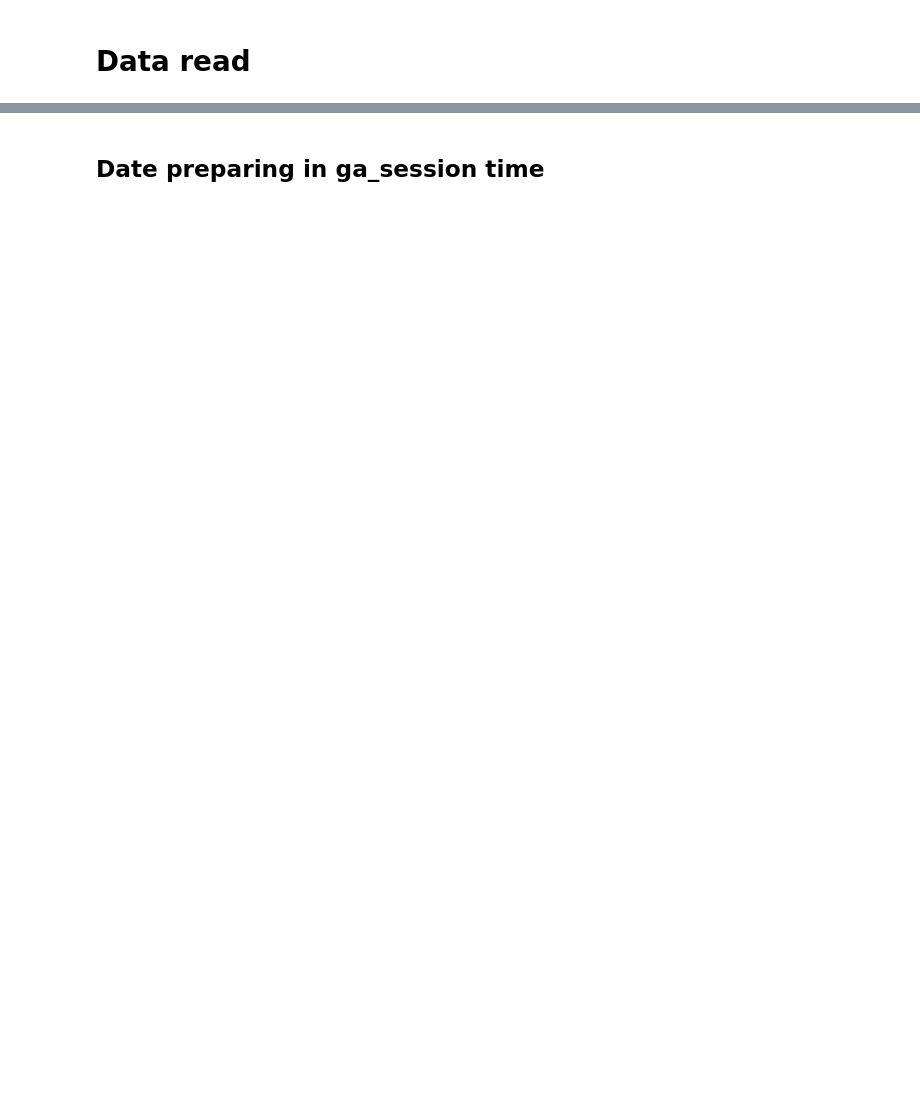
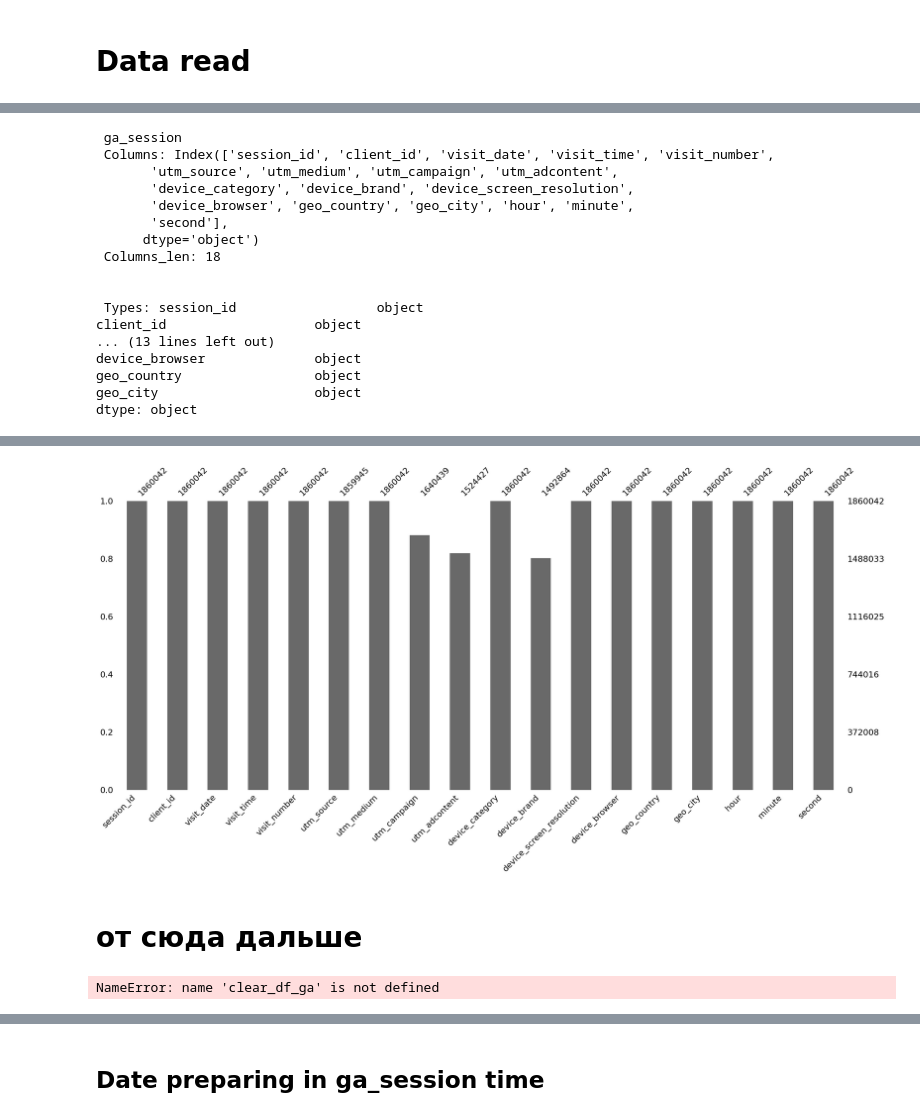
Before and after one commit to IlyaGasanPetrGY/Sber_project, a Jupyter notebook: analis_ga_session.ipynb, the cells around one changed output, grey strips where cells are left out. Cells and saved outputs as stored; diff of their text form; code cells hidden in the pictures; blank space fills up the shorter version.

```diff
--- a/analis_ga_session.ipynb
+++ b/analis_ga_session.ipynb
@@ -69,0 +80,13 @@ hist_df_duplicat_clear['hit_date'].isna().sum()
+# %%
+def info_null(df:pd.DataFrame) -> list:
+        columns_drop = []
+        for i in df.columns:
+            procent_null = df[i].isna().sum() / df.shape[0] * 100
+            print(f'{i} - {procent_null:.2f}')
+            if procent_null > 25:
+                  columns_drop.append(i)
+        return columns_drop
+
+ga_session_drop = info_null(ga_session_duplicate)
+print('/////////////////////////////')
+hist_drop = info_null(hist_df_duplicat)
@@ -69,0 +111,3 @@ hist_df_duplicat_clear['hit_date'].isna().sum()
+# %%
+clear_df_ga = ga_session_duplicate.drop(columns=ga_session_drop)
+clear_df_hist = hist_df.drop(columns=hist_drop)
@@ -69,0 +218,34 @@ hist_df_duplicat_clear['hit_date'].isna().sum()
+# %%
+clear_df_ga.visit_time = pd.to_datetime(clear_df_ga.visit_time)
+# %%
+clear_df_ga['hour'] = clear_df_ga.visit_time.apply(lambda x: x.hour)
+clear_df_ga['minute'] = clear_df_ga.visit_time.apply(lambda x: x.minute)
+clear_df_ga['second'] = clear_df_ga.visit_time.apply(lambda x: x.second)
+# %%
+def show_info_about_df(name:str, df:pd.DataFrame):
+    print(f' {name} \n Columns: {df.columns} \n Columns_len: {df.columns.__len__()}')
+    for i in range(2):
+        print()
+    msno.bar(df)
+    print(f' Types: {ga_session.dtypes} \n')
+
+show_info_about_df('ga_session', clear_df_ga)
+clear_df_ga.head()
+# %% [output]
+ ga_session
+ Columns: Index(['session_id', 'client_id', 'visit_date', 'visit_time', 'visit_number',
+       'utm_source', 'utm_medium', 'utm_campaign', 'utm_adcontent',
+       'device_category', 'device_brand', 'device_screen_resolution',
+       'device_browser', 'geo_country', 'geo_city', 'hour', 'minute',
+       'second'],
+      dtype='object')
+ Columns_len: 18
+
+
+ Types: session_id                  object
+client_id                   object
+... (13 lines left out)
+device_browser              object
+geo_country                 object
+geo_city                    object
+dtype: object
@@ -70,3 +258,10 @@ hist_df_duplicat_clear['hit_date'].isna().sum()
+[figure, added]
+# %% [markdown]
+# от сюда дальше
+# %%
+clear_df_ga.info()
+# %% [output]
+NameError: name 'clear_df_ga' is not defined
 # %%
 hist_df_duplicat_clear.loc[:, 'visit_day_hist'] = hist_df_duplicat_clear['hit_date'].apply(lambda x: x.day)
 hist_df_duplicat_clear.loc[:, 'visit_year_hist'] = hist_df_duplicat_clear['hit_date'].apply(lambda x: x.year)
```
Also changed, not shown: parts of 61 cells of this notebook, 3 other files.
